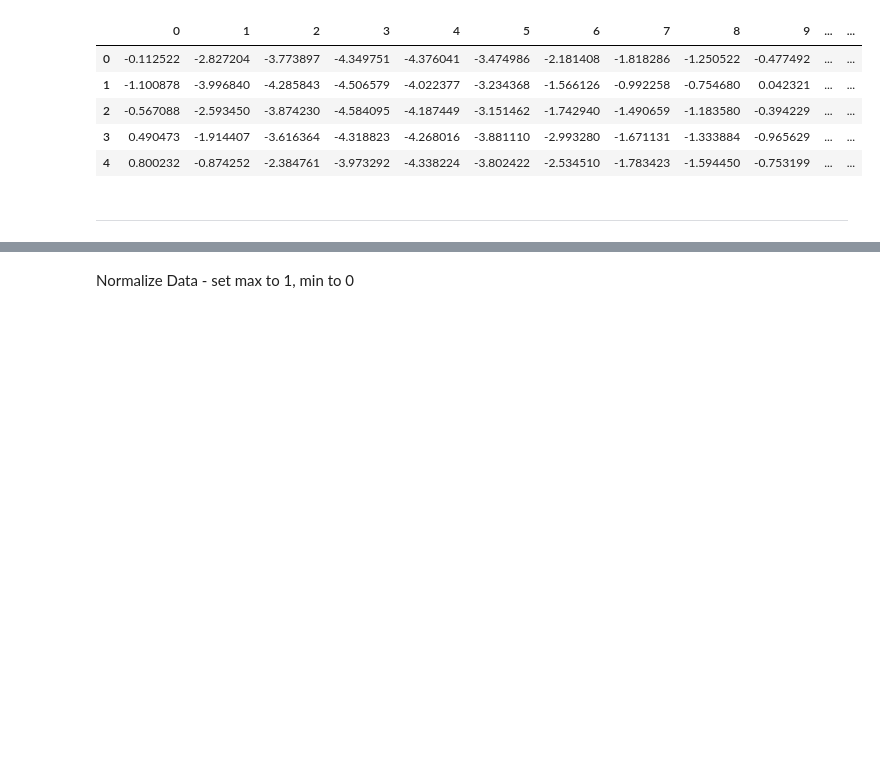
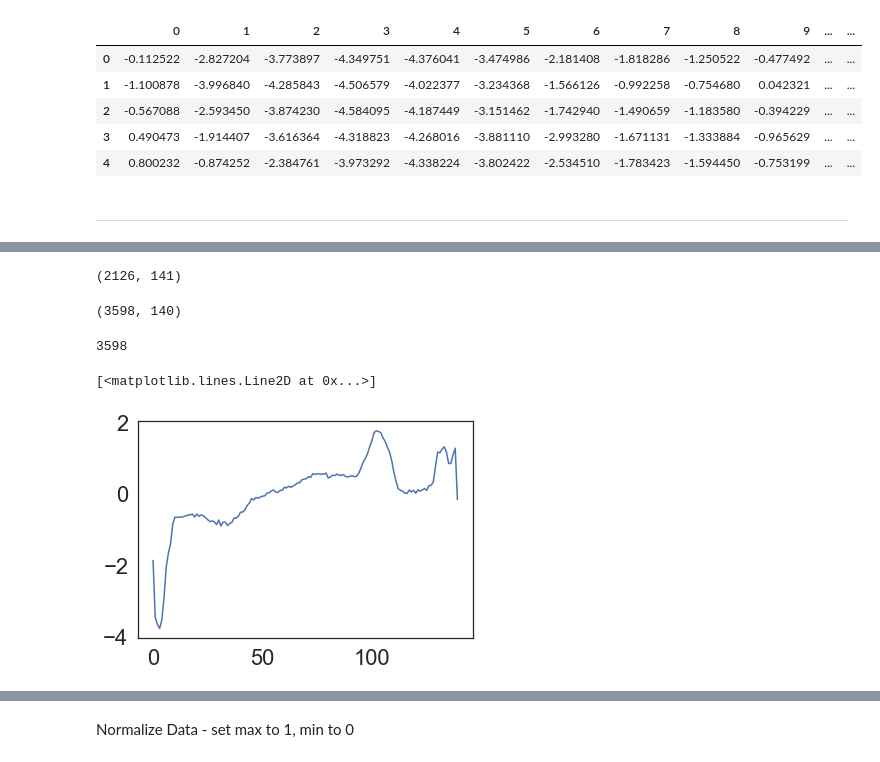
Before and after one commit to Jared-Godar/jg_individual_project, a Jupyter notebook: eeg_explore.ipynb, the cells around one changed output, grey strips where cells are left out. Cells and saved outputs as stored; diff of their text form; code cells hidden in the pictures; blank space fills up the shorter version.

Commit message:
ECG explore - first couple individual plots

```diff
--- a/eeg_explore.ipynb
+++ b/eeg_explore.ipynb
@@ -173,0 +205,4 @@ See Full Dataframe in Mito
+# %%
+normal_train.shape
+# %% [output]
+(2126, 141)
@@ -173,0 +211,13 @@ See Full Dataframe in Mito
+# %%
+X_train.shape
+# %% [output]
+(3598, 140)
+# %%
+len(X_train[0])
+# %% [output]
+3598
+# %%
+plt.plot(np.arange(140), X_train.iloc[0])
+# %% [output]
+[<matplotlib.lines.Line2D at 0x...>]
+[figure, added]
```
Also changed, not shown: parts of 9 cells of this notebook.
